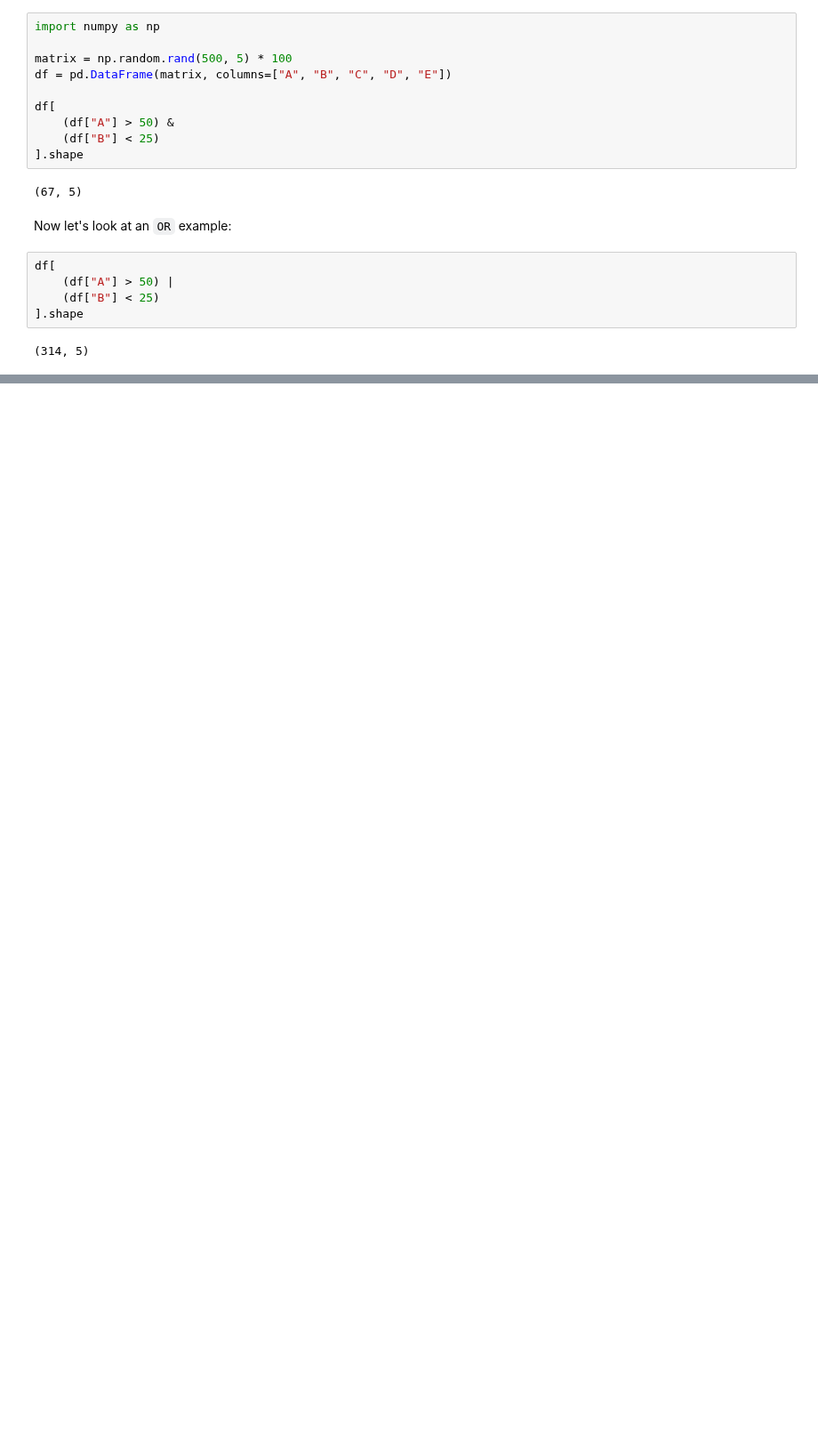
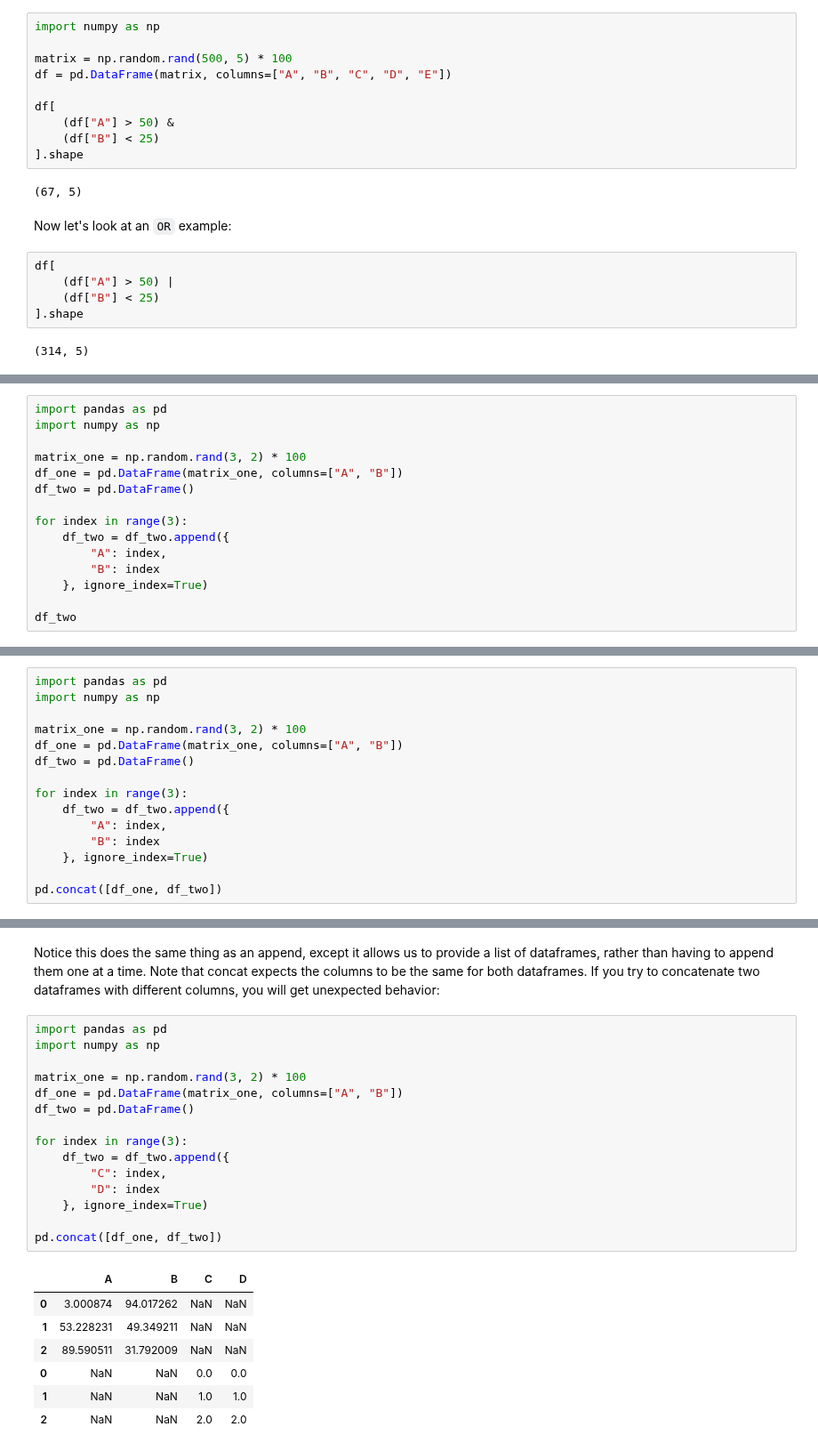
Before and after one commit to EricSchles/datascience_book, a Jupyter notebook: intro_to_python/pandas_basics/Pandas Basics.ipynb, the cells around one changed output, grey strips where cells are left out. Shown at 89% size. Cells and saved outputs as stored; diff of their text form; blank space fills up the shorter version.

```diff
--- a/intro_to_python/pandas_basics/Pandas Basics.ipynb
+++ b/intro_to_python/pandas_basics/Pandas Basics.ipynb
@@ -558,0 +588,15 @@ While we will introduce the topic here, we will not provide an _exhaustive_ enum
+# %%
+import pandas as pd
+import numpy as np
+
+matrix_one = np.random.rand(3, 2) * 100
+df_one = pd.DataFrame(matrix_one, columns=["A", "B"])
+df_two = pd.DataFrame()
+
+for index in range(3):
+    df_two = df_two.append({
+        "A": index,
+        "B": index
+    }, ignore_index=True)
+
+df_two
@@ -558,0 +643,15 @@ While we will introduce the topic here, we will not provide an _exhaustive_ enum
+# %%
+import pandas as pd
+import numpy as np
+
+matrix_one = np.random.rand(3, 2) * 100
+df_one = pd.DataFrame(matrix_one, columns=["A", "B"])
+df_two = pd.DataFrame()
+
+for index in range(3):
+    df_two = df_two.append({
+        "A": index,
+        "B": index
+    }, ignore_index=True)
+
+pd.concat([df_one, df_two])
@@ -558,0 +666,25 @@ While we will introduce the topic here, we will not provide an _exhaustive_ enum
+# %% [markdown]
+Notice this does the same thing as an append, except it allows us to provide a list of dataframes, rather than having to append them one at a time.  Note that concat expects the columns to be the same for both dataframes.  If you try to concatenate two dataframes with different columns, you will get unexpected behavior:
+# %%
+import pandas as pd
+import numpy as np
+
+matrix_one = np.random.rand(3, 2) * 100
+df_one = pd.DataFrame(matrix_one, columns=["A", "B"])
+df_two = pd.DataFrame()
+
+for index in range(3):
+    df_two = df_two.append({
+        "C": index,
+        "D": index
+    }, ignore_index=True)
+
+pd.concat([df_one, df_two])
+# %% [output]
+|  | A | B | C | D |
+| 0 | 3.000874 | 94.017262 | NaN | NaN |
+| 1 | 53.228231 | 49.349211 | NaN | NaN |
+| 2 | 89.590511 | 31.792009 | NaN | NaN |
+| 0 | NaN | NaN | 0.0 | 0.0 |
+| 1 | NaN | NaN | 1.0 | 1.0 |
+| 2 | NaN | NaN | 2.0 | 2.0 |
```
Also changed, not shown: parts of 32 cells of this notebook.
